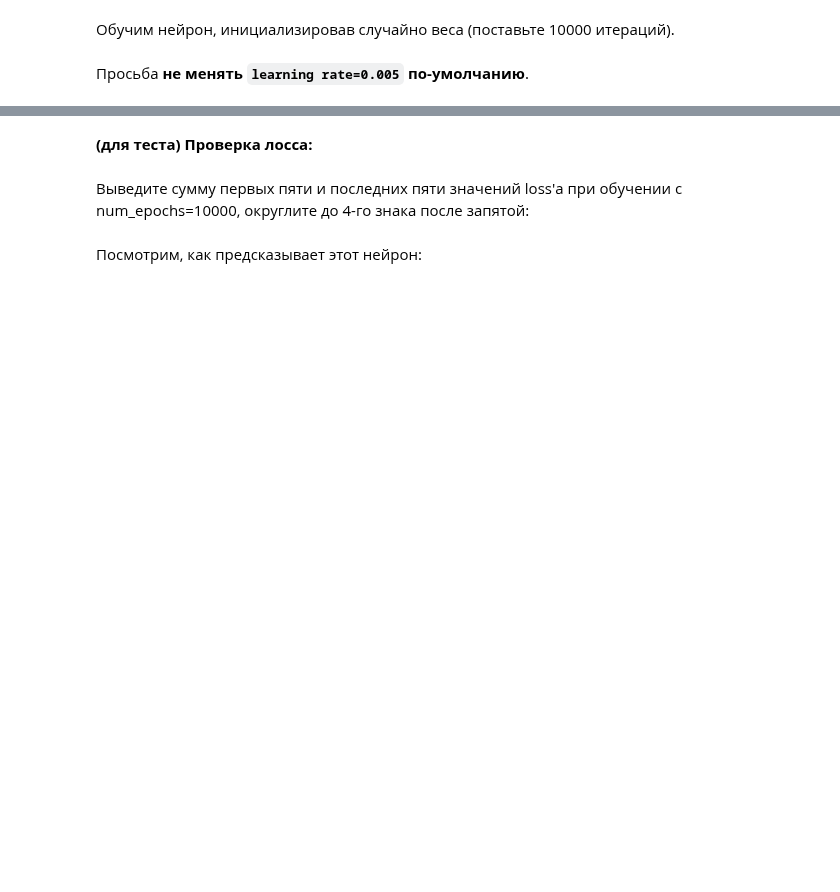
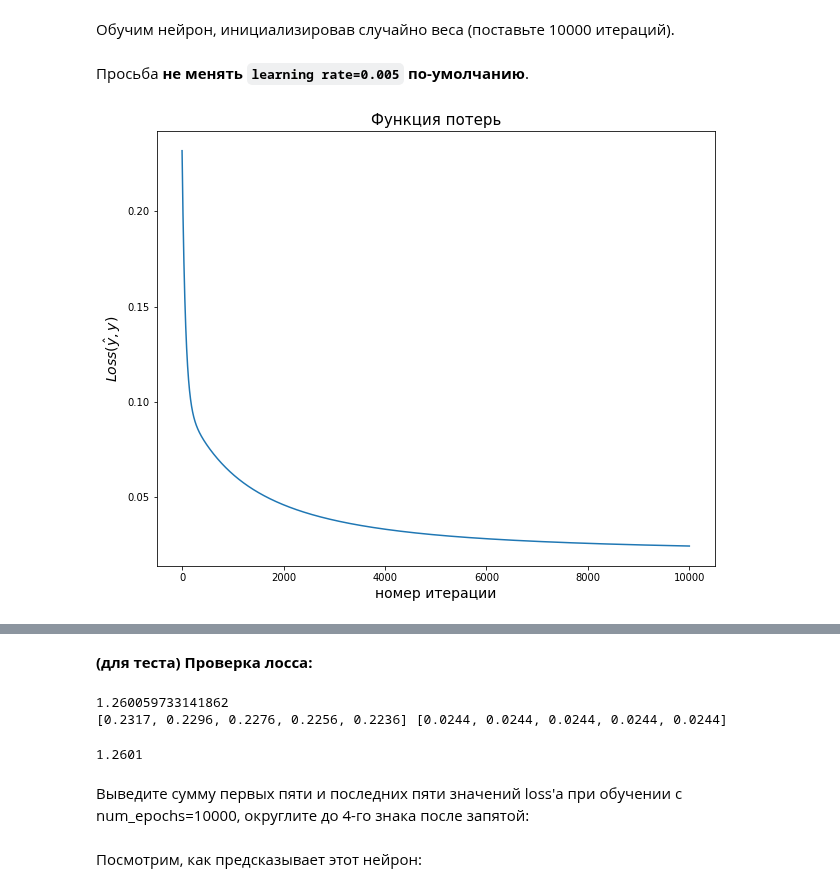
Before and after one commit to TurarovZhM/Deep-Learning-School-MIPT, a Jupyter notebook: Week 5/[5]oop_neuron/homework/[homework]activations_new.ipynb, the cells around one changed output, grey strips where cells are left out. Drawn from its saved outputs; the diff is of its cells as text; code cells hidden in the pictures; blank space fills up the shorter version.

```diff
--- a/Week 5/[5]oop_neuron/homework/[homework]activations_new.ipynb
+++ b/Week 5/[5]oop_neuron/homework/[homework]activations_new.ipynb
@@ -356,7 +402,7 @@ $$ \frac{\partial Loss}{\partial w} = \begin{equation*}
 # %%
 def leaky_relu(x, alpha=0.01):
     """LeakyReLU-функция"""
-    <Ваш код здесь>
+    return np.where(x <= 0, alpha * x, x)
 # %%
 def leaky_relu_derivative(y, alpha=0.01):
     """Производная LeakyReLU. Тут мы тоже вычисляем производную по y. Пояснения, почему мы так делаем,
@@ -375,8 +421,8 @@ class NeuronLeakyReLU:
         self.w = w
         self.b = b
 
-    def activate(self, x):
-        return <Ваш код здесь>
+    def activate(self, x, alpha=0.01):
+        return leaky_relu(x, alpha)
 
     def forward_pass(self, X):
         """
@@ -384,11 +430,14 @@ class NeuronLeakyReLU:
         :param: X -- матрица примеров размера (n, m), каждая строка - отдельный объект
         :return: вектор размера (n, 1) из нулей и единиц с ответами перцептрона
         """
+
         n = X.shape[0]
         y_pred = np.zeros((n, 1))  # y_pred == y_predicted - предсказанные классы
-        return <Ваш код здесь>
+        y_pred = self.activate(X @ self.w.reshape(X.shape[1], 1) + self.b)
 
-    def backward_pass(self, X, y, y_pred, learning_rate=0.005):
+        return y_pred.reshape(-1, 1)
+
+    def backward_pass(self, X, y, y_pred, learning_rate=0.005, alpha=0.01):
         """
         Обновляет значения весов нейрона в соответствии с этим объектом
         :param: X -- матрица входов размера (n, m)
@@ -400,7 +449,8 @@ class NeuronLeakyReLU:
         n = len(y)
         y = np.array(y).reshape(-1, 1)
 
-        <Ваш код здесь>
+        self.w = self.w - learning_rate * X.T @  np.where(y_pred > 0, (y_pred - y), alpha * (y_pred - y)) * 1/n
+        self.b = self.b - learning_rate * np.mean(np.where(y_pred <= 0, alpha*y_pred - y, y_pred - y))
 
     def fit(self, X, y, num_epochs=300):
         """
@@ -410,13 +460,15 @@ class NeuronLeakyReLU:
                 num_epochs -- количество итераций обучения
         :return: losses -- вектор значений функции потерь
         """
-        if self.w is None:
-            self.w = np.zeros((X.shape[1], 1))  # столбец (m, 1)
-            self.b = 0  # смещение (число)
+#         if self.w is None:
+#             self.w = np.zeros((X.shape[1], 1))  # столбец (m, 1)
+#             self.b = 0  # смещение (число)
         Loss_values = []  # значения функции потерь на различных итерациях обновления весов
 
         for i in range(num_epochs):
-            <Ваш код здесь>
+            y_pred = self.forward_pass(X)
+            Loss_values.append(Loss(y_pred, y))
+            self.backward_pass(X,y, y_pred)
 
         return Loss_values
 # %% [markdown]
@@ -472,12 +534,14 @@ y = data['target'].values.reshape((-1, 1))  # классы (столбец из
 # %%
 %%time
 
 neuron = NeuronLeakyReLU(w=seed_random(13, X.shape[1], 1), b=seed_random(14, 1))
-Loss_values = <Ваш код здесь>  # num_epochs=10000
+Loss_values = neuron.fit(X, y, num_epochs=10000)
 
 plt.figure(figsize=(10, 8))
 plt.plot(Loss_values)
 plt.title('Функция потерь', fontsize=15)
 plt.xlabel('номер итерации', fontsize=14)
 plt.ylabel('$Loss(\hat{y}, y)$', fontsize=14)
 plt.show()
+# %% [output]
+[figure, added]
@@ -484,5 +549,18 @@ plt.show()
 # %% [markdown]
 **(для теста) Проверка лосса:**
+# %%
+print(sum(Loss_values[:5] + Loss_values[-5:]))
+
+first_5 = [round(x, 4) for x in Loss_values[:5]]
+last_5 = [round(x, 4) for x in Loss_values[-5:]]
+
+print(first_5, last_5)
+
+round(sum(first_5) + sum(last_5), 4)
+# %% [output]
+1.260059733141862
+[0.2317, 0.2296, 0.2276, 0.2256, 0.2236] [0.0244, 0.0244, 0.0244, 0.0244, 0.0244]
+1.2601
 # %% [markdown]
 Выведите сумму первых пяти и последних пяти значений loss'а при обучении с num_epochs=10000, округлите до 4-го знака после запятой:
 # %% [markdown]
```
Also changed, not shown: parts of 20 cells of this notebook.
